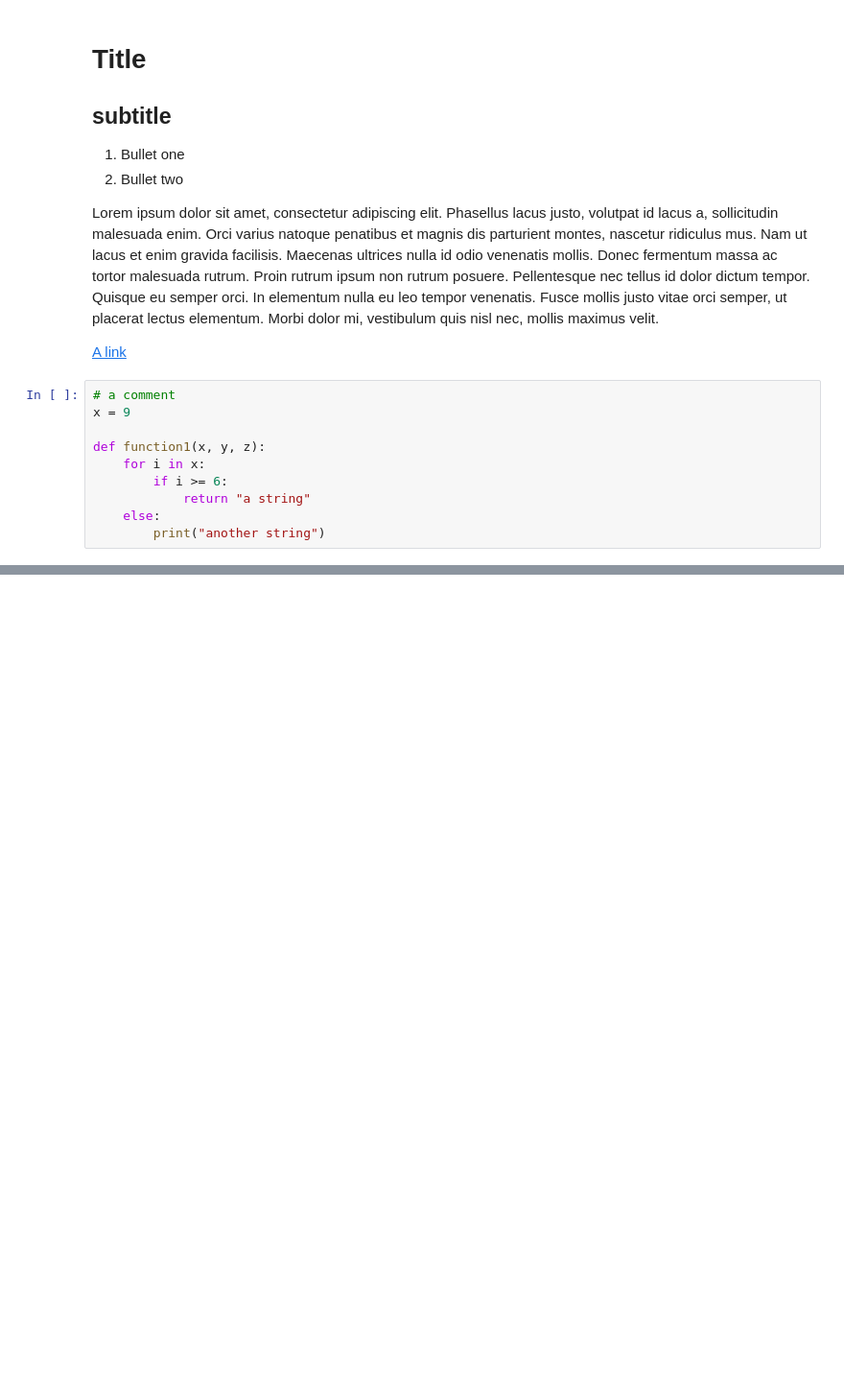
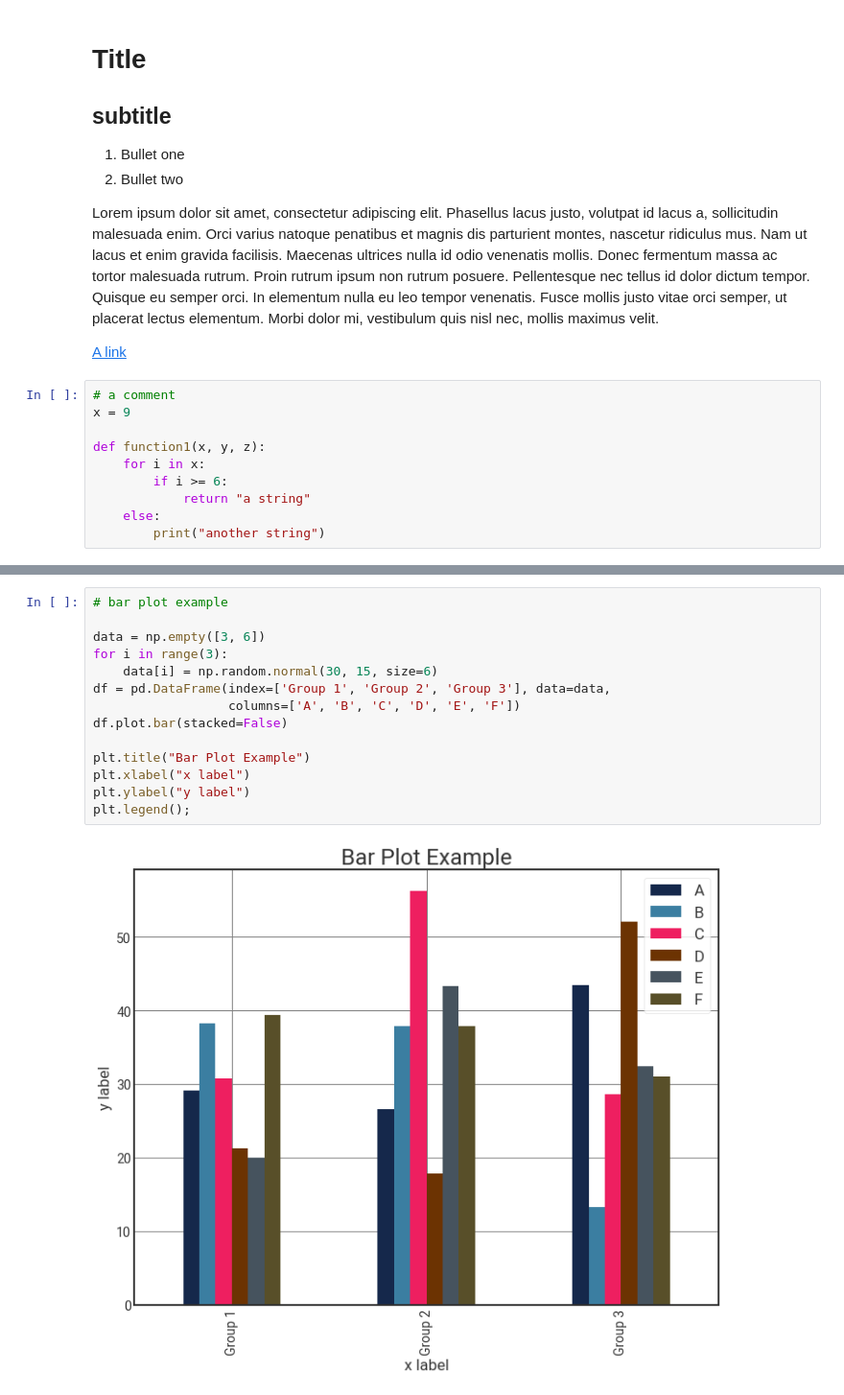
Before and after one commit to haas-digital/jupyter-styling, a Jupyter notebook: style-test.ipynb, the cells around one changed output, grey strips where cells are left out. Shown at 96% size. Cells and saved outputs as stored; diff of their text form; blank space fills up the shorter version.

```diff
--- a/style-test.ipynb
+++ b/style-test.ipynb
@@ -58,3 +57,19 @@ plt.legend();
+# %%
+# bar plot example
+
+data = np.empty([3, 6])
+for i in range(3):
+    data[i] = np.random.normal(30, 15, size=6)
+df = pd.DataFrame(index=['Group 1', 'Group 2', 'Group 3'], data=data,
+                  columns=['A', 'B', 'C', 'D', 'E', 'F'])
+df.plot.bar(stacked=False)
+
+plt.title("Bar Plot Example")
+plt.xlabel("x label")
+plt.ylabel("y label")
+plt.legend();
+# %% [output]
+[figure, added]
 # %%
 # line plot example
 
```
Also changed, not shown: parts of 16 cells of this notebook, 2 other files.
